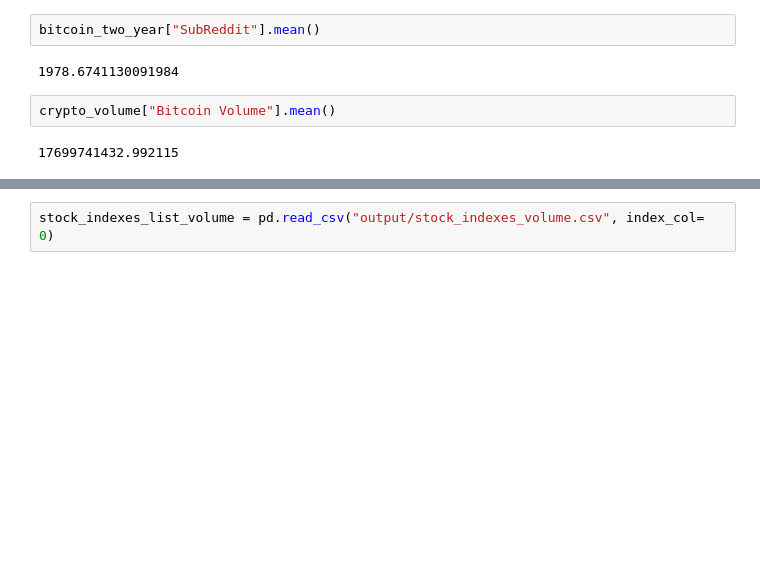
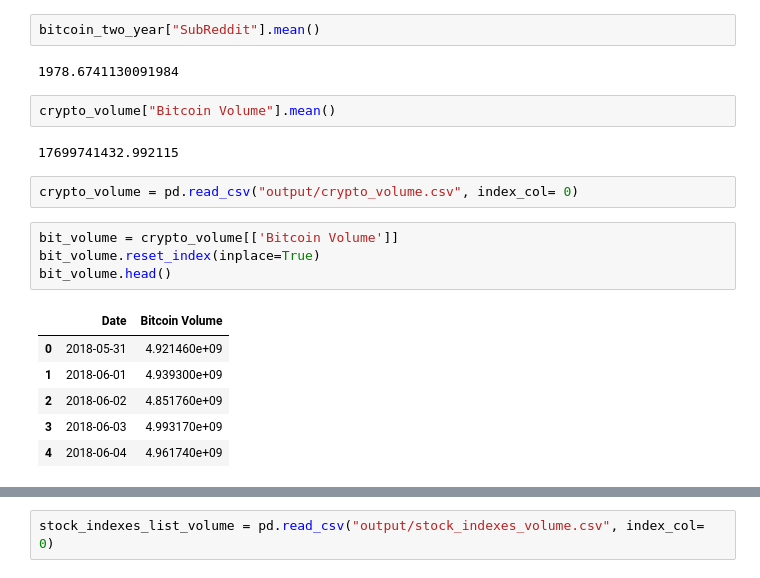
Before and after one commit to ashleighdevito/Cryptocurrency, a Jupyter notebook: Analysis/Working_Scripts/statistics.ipynb, the cells around one changed output, grey strips where cells are left out. Drawn from its saved outputs; the diff is of its cells as text; blank space fills up the shorter version.

```diff
--- a/Analysis/Working_Scripts/statistics.ipynb
+++ b/Analysis/Working_Scripts/statistics.ipynb
@@ -242,3 +242,16 @@ bitcoin_two_year["SubReddit"].mean()
 crypto_volume["Bitcoin Volume"].mean()
 # %% [output]
 17699741432.992115
+# %%
+crypto_volume = pd.read_csv("output/crypto_volume.csv", index_col= 0)
+# %%
+bit_volume = crypto_volume[['Bitcoin Volume']]
+bit_volume.reset_index(inplace=True)
+bit_volume.head()
+# %% [output]
+|  | Date | Bitcoin Volume |
+| 0 | 2018-05-31 | 4.921460e+09 |
+| 1 | 2018-06-01 | 4.939300e+09 |
+| 2 | 2018-06-02 | 4.851760e+09 |
+| 3 | 2018-06-03 | 4.993170e+09 |
+| 4 | 2018-06-04 | 4.961740e+09 |
```
Also changed, not shown: parts of 7 cells of this notebook.
